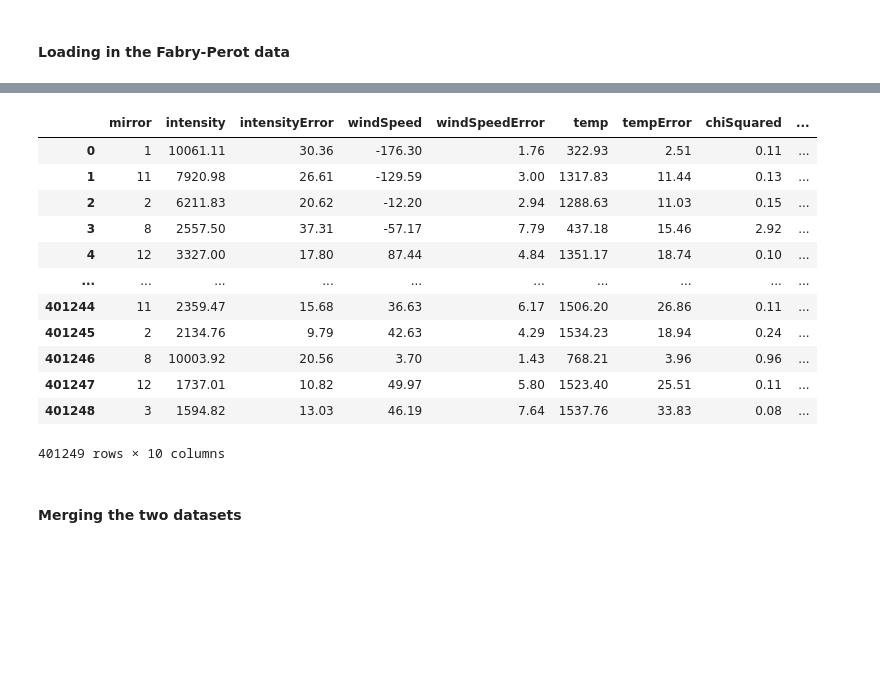
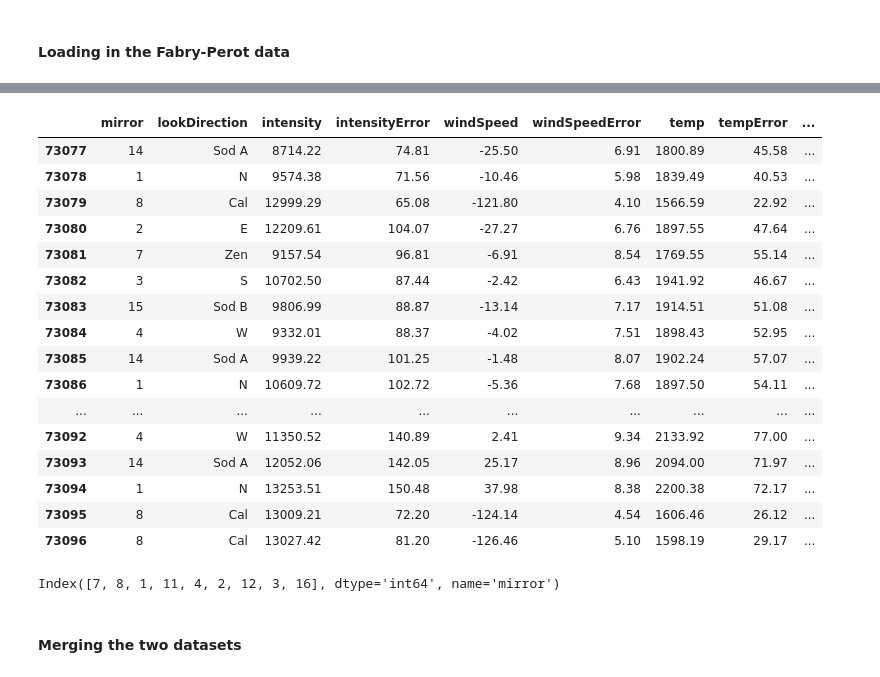
Before and after one commit to elliotdable/fp_ml_ucl, a Jupyter notebook: data_processing.ipynb, the cells around one changed output, grey strips where cells are left out. Cells and saved outputs as stored; diff of their text form; code cells hidden in the pictures; blank space fills up the shorter version.

Commit message:
added a mirror mapping to make more sense of the mirror codes to the data`-prociessing notebook

```diff
--- a/data_processing.ipynb
+++ b/data_processing.ipynb
@@ -132,7 +132,7 @@ def adjust_date(row):
     row['date'] = datetime_combined
     return row
 
-def fpi_file_loader(directory):
+def fpi_file_loader(directory, mirror_map):
     '''This function loads in all of the .dat files and concatenate them simultaneously, performing some data trabformations along the way for ease of use later on
 
     Inputs:
@@ -178,9 +178,14 @@ def fpi_file_loader(directory):
         #concatenate new df to master dataframe
         dataframe = pd.concat([dataframe, df])
 
+
+    # mapping the mirror codes to their look directions
+    dataframe['lookDirection'] = dataframe['mirror'].map(mirror_map)
+
     # setting the correct datatypes and dropping 'peak' column as it is irrelevant
     dataframe = dataframe.drop(['peak', 'time'], axis=1)
 
+    dataframe['lookDirection'] = dataframe['lookDirection'].astype(str)
     dataframe['mirror'] = dataframe['mirror'].astype(int)
     dataframe['intensity'] = dataframe['intensity'].astype(float)
     dataframe['intensityError'] = dataframe['intensityError'].astype(float)
@@ -195,4 +200,8 @@ def fpi_file_loader(directory):
     dataframe = dataframe.sort_values(by='datetime')
     dataframe = dataframe.reset_index(drop=True)
 
+    # reordering the columns
+    dataframe = dataframe[['mirror', 'lookDirection', 'intensity', 'intensityError', 'windSpeed', 'windSpeedError',
+       'temp', 'tempError', 'chiSquared', 'sigToNoiseRatio', 'datetime']]
+
     return dataframe
@@ -216,0 +208,21 @@ sodankyla_red_fpi_data
+# %%
+# Mapping dictionary for the mirrors, easier to inderstand which direction they're looking in
+label_mapping = {
+    '1': 'N',
+    '2': 'E',
+    '3': 'S',
+    '4': 'W',
+    '5': 'NW',
+    '6': 'NE',
+    '7': 'Zen',
+    '8': 'Cal',
+    '9': 'SW',
+    '10': 'SE',
+    '11': 'Kir A',
+    '12': 'Kir B',
+    '14': 'Sod A',
+    '15': 'Sod B'
+}
+sodankyla_red_fpi_data = fpi_file_loader(sodankyla_dir, label_mapping)
+sodankyla_red_fpi_data.to_csv(sodankyla_dir + 'sodankyla_red_fpi_data.csv', index=False)
+sodankyla_red_fpi_data.head(5)
@@ -217,21 +236,30 @@ sodankyla_red_fpi_data
+# %%
+sodankyla_red_fpi_data.tail(20)
+# %% [output]
+|  | mirror | lookDirection | intensity | intensityError | windSpeed | windSpeedError | temp | tempError | ... |
+| 73077 | 14 | Sod A | 8714.22 | 74.81 | -25.50 | 6.91 | 1800.89 | 45.58 | ... |
+| 73078 | 1 | N | 9574.38 | 71.56 | -10.46 | 5.98 | 1839.49 | 40.53 | ... |
+| 73079 | 8 | Cal | 12999.29 | 65.08 | -121.80 | 4.10 | 1566.59 | 22.92 | ... |
+| 73080 | 2 | E | 12209.61 | 104.07 | -27.27 | 6.76 | 1897.55 | 47.64 | ... |
+| 73081 | 7 | Zen | 9157.54 | 96.81 | -6.91 | 8.54 | 1769.55 | 55.14 | ... |
+| 73082 | 3 | S | 10702.50 | 87.44 | -2.42 | 6.43 | 1941.92 | 46.67 | ... |
+| 73083 | 15 | Sod B | 9806.99 | 88.87 | -13.14 | 7.17 | 1914.51 | 51.08 | ... |
+| 73084 | 4 | W | 9332.01 | 88.37 | -4.02 | 7.51 | 1898.43 | 52.95 | ... |
+| 73085 | 14 | Sod A | 9939.22 | 101.25 | -1.48 | 8.07 | 1902.24 | 57.07 | ... |
+| 73086 | 1 | N | 10609.72 | 102.72 | -5.36 | 7.68 | 1897.50 | 54.11 | ... |
+| ... | ... | ... | ... | ... | ... | ... | ... | ... | ... |
+| 73092 | 4 | W | 11350.52 | 140.89 | 2.41 | 9.34 | 2133.92 | 77.00 | ... |
+| 73093 | 14 | Sod A | 12052.06 | 142.05 | 25.17 | 8.96 | 2094.00 | 71.97 | ... |
+| 73094 | 1 | N | 13253.51 | 150.48 | 37.98 | 8.38 | 2200.38 | 72.17 | ... |
+| 73095 | 8 | Cal | 13009.21 | 72.20 | -124.14 | 4.54 | 1606.46 | 26.12 | ... |
+| 73096 | 8 | Cal | 13027.42 | 81.20 | -126.46 | 5.10 | 1598.19 | 29.17 | ... |
 # %%
-kiruna_red_fpi_data = fpi_file_loader(kiruna_dir + 'Kiruna_Red/')
+# Mapping dictionary
+kiruna_red_fpi_data = fpi_file_loader(kiruna_dir + 'Kiruna_Red/', label_mapping)
 kiruna_red_fpi_data.to_csv(kiruna_dir + 'kiruna_red_fpi_data.csv', index=False)
-kiruna_red_fpi_data
+kiruna_red_fpi_data.mirror.value_counts().keys()
 # %% [output]
-|  | mirror | intensity | intensityError | windSpeed | windSpeedError | temp | tempError | chiSquared | ... |
-| 0 | 1 | 10061.11 | 30.36 | -176.30 | 1.76 | 322.93 | 2.51 | 0.11 | ... |
-| 1 | 11 | 7920.98 | 26.61 | -129.59 | 3.00 | 1317.83 | 11.44 | 0.13 | ... |
-| 2 | 2 | 6211.83 | 20.62 | -12.20 | 2.94 | 1288.63 | 11.03 | 0.15 | ... |
-| 3 | 8 | 2557.50 | 37.31 | -57.17 | 7.79 | 437.18 | 15.46 | 2.92 | ... |
-| 4 | 12 | 3327.00 | 17.80 | 87.44 | 4.84 | 1351.17 | 18.74 | 0.10 | ... |
-| ... | ... | ... | ... | ... | ... | ... | ... | ... | ... |
-| 401244 | 11 | 2359.47 | 15.68 | 36.63 | 6.17 | 1506.20 | 26.86 | 0.11 | ... |
-| 401245 | 2 | 2134.76 | 9.79 | 42.63 | 4.29 | 1534.23 | 18.94 | 0.24 | ... |
-| 401246 | 8 | 10003.92 | 20.56 | 3.70 | 1.43 | 768.21 | 3.96 | 0.96 | ... |
-| 401247 | 12 | 1737.01 | 10.82 | 49.97 | 5.80 | 1523.40 | 25.51 | 0.11 | ... |
-| 401248 | 3 | 1594.82 | 13.03 | 46.19 | 7.64 | 1537.76 | 33.83 | 0.08 | ... |
-401249 rows × 10 columns
+Index([7, 8, 1, 11, 4, 2, 12, 3, 16], dtype='int64', name='mirror')
 # %% [markdown]
 #### Merging the two datasets
 # %% [markdown]
```
Also changed, not shown: parts of 2 cells of this notebook, 1 other file.
